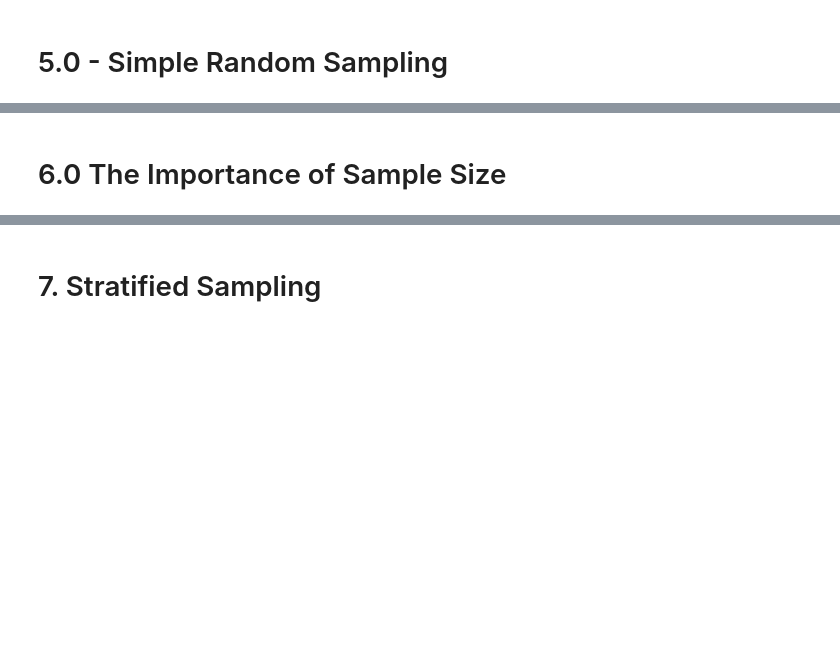
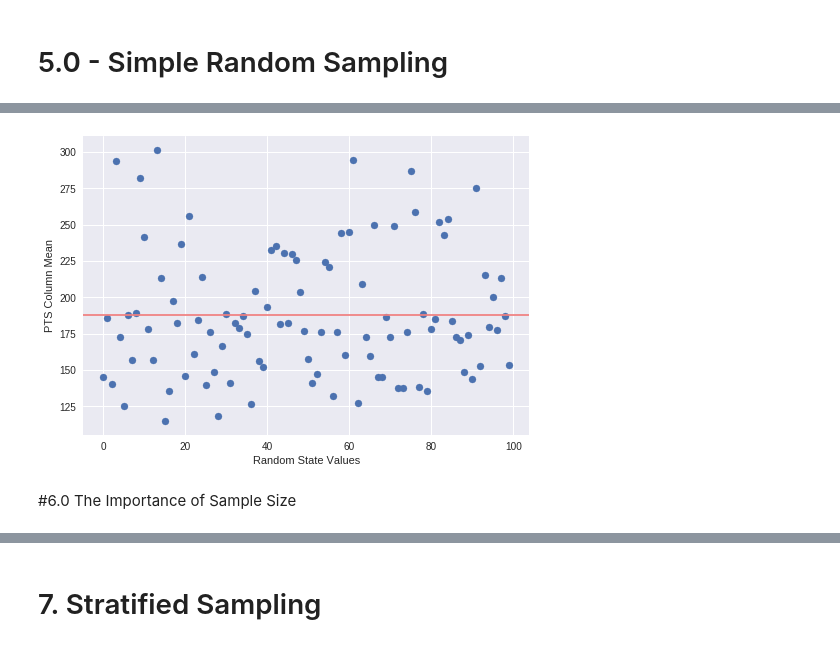
Before and after one commit to carvalheirafc/imd0033_2018_2, a Jupyter notebook: aula18/Lesson_18_Sampling.ipynb, the cells around one changed output, grey strips where cells are left out. Cells and saved outputs as stored; diff of their text form; code cells hidden in the pictures; blank space fills up the shorter version.

Commit message:
Improved plot of pts_column_sample_list

```diff
--- a/aula18/Lesson_18_Sampling.ipynb
+++ b/aula18/Lesson_18_Sampling.ipynb
@@ -221,8 +221,24 @@ Let's visualize the discrepancy between a **parameter** and its corresponding **
 - Display the discrepancy between the parameter of interest (the **mean** of the **PTS** column) and the statistics obtained in the previous step.
   - Using **plt.scatter()**, display all the 100 sample means using a scatter plot. For the x-axis, use integers from 1 to 100 to designate the sample number. Use the y-axis for the sample means.
   - Using **plt.axhline()**, draw a horizontal line that represents the average number of points in the population.
+# %%
+pts_column_sample_list = []
+
+for iterator in range(100):
+  pts_column_sample_list.append(wnba.sample(n=10, random_state=iterator)['PTS'].mean())
+# %%
+import matplotlib.pyplot as plt
+import numpy as np
+
+plt.ylabel('PTS Column Mean')
+plt.xlabel('Random State Values')
+plt.axhline(np.mean(pts_column_sample_list), color='#F08080')
+plt.scatter(range(100), pts_column_sample_list)
+plt.show()
+# %% [output]
+[figure, added]
 # %% [markdown]
-# 6.0 The Importance of Sample Size
+#6.0 The Importance of Sample Size
 # %% [markdown]
 From the scatter plot in the last screen, we can notice that the sample means vary a lot around the population mean. With a minimum sample mean of 115 points, a maximum of 301.4, and a population mean of roughly 201.8, we can tell that the sampling error is quite large for some of the cases.
 
```
Also changed, not shown: parts of 1 cell of this notebook.
